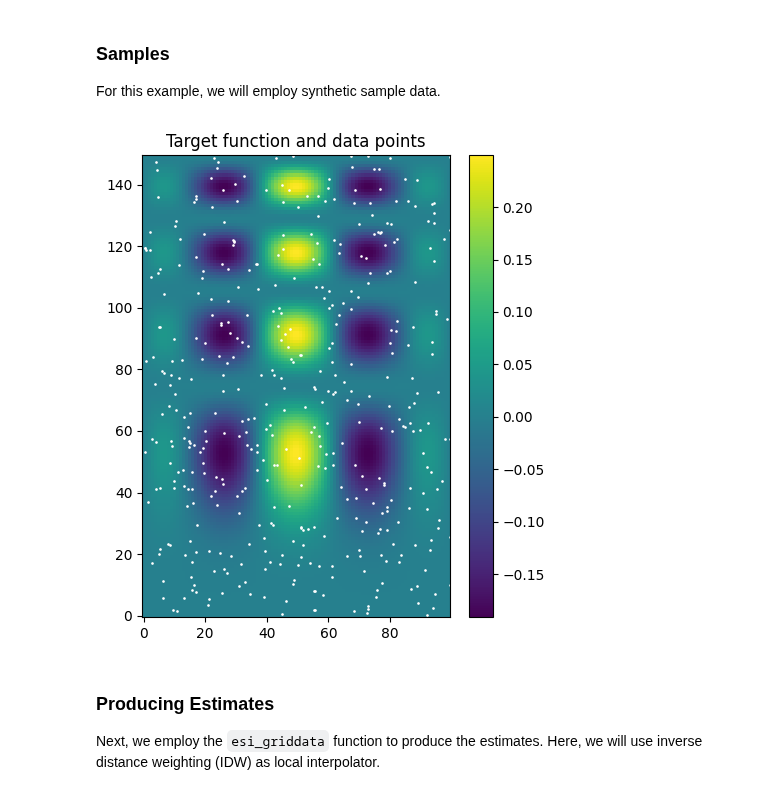
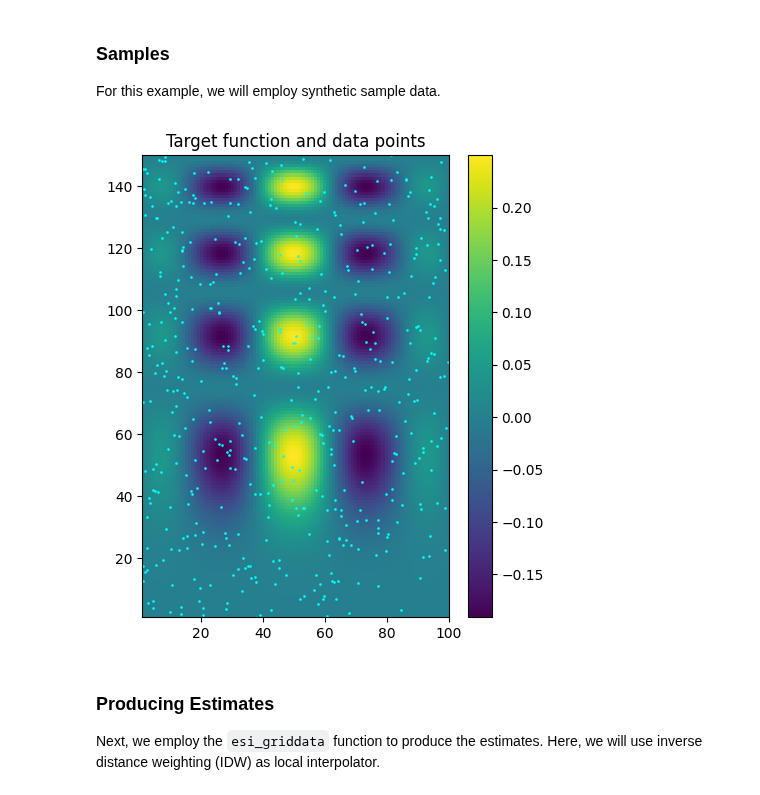
Before and after one commit to alges/spatialize-examples, a Jupyter notebook: examples/esi_fundamentals/esi_griddata.ipynb, the cells around one changed output. Cells and saved outputs as stored; diff of their text form; code cells hidden in the pictures.

```diff
--- a/examples/esi_fundamentals/esi_griddata.ipynb
+++ b/examples/esi_fundamentals/esi_griddata.ipynb
@@ -22,9 +28,11 @@ The mgrid() function from the numpy library can be used to generate a grid of su
 # %%
-# 2-D grid generation: 100x150 grid over (0,1) values
-xi_2d = np.mgrid[0:1:100j, 0:1:150j]
+# 2-D grid generation: 100x150 grid
+x_max, y_max = 100,150
+xi_2d = np.mgrid[1:x_max:x_max*1j, 1:y_max:y_max*1j]
 
-# 3-D grid generation: 100x150x50 grid over (0,1) values
-xi_3d = np.mgrid[0:1:100j, 0:1:150j, 0:1:50j]
+# 3-D grid generation: 100x150x30 grid
+z_max = 20
+xi_3d = np.mgrid[1:x_max:x_max*1j, 1:y_max:y_max*1j, 1:z_max:z_max*1j]
 # %% [markdown]
 We can corroborate the shape of these grids is $(D \times N_1 \times \cdots \times N_D)$:
 # %%
@@ -49,23 +57,25 @@ For this example, we will employ synthetic sample data.
 # %%
 # === 2-D Scenario ===
 
 def func(x, y):  # a kind of "cubic" function
+    x = x/x_max
+    y = y/y_max
     return x * (1 - x) * np.cos(4 * np.pi * x) * np.sin(4 * np.pi * y ** 2) ** 2
 
 # random points to sample original function and generate 'points' and 'values' inputs
-rng = np.random.default_rng()
-points_2d = rng.random((600, 2))
+np.random.seed(42)
+points_2d = np.random.random((500, 2)) * [x_max, y_max]
 values_2d = func(points_2d[:, 0], points_2d[:, 1])
 
 # plot with original function and generated points
 fig = plt.figure(figsize=(5, 6))
-plt.scatter(points_2d[:, 0]*100, points_2d[:, 1]*200, s=0.8, color='white')
-plot = plt.imshow(func(xi_2d[0], xi_2d[1]).T, origin='lower', cmap='viridis')
+plt.scatter(points_2d[:, 0], points_2d[:, 1], s=0.8, color='cyan')
+plot = plt.imshow(func(xi_2d[0], xi_2d[1]).T, origin='lower', cmap='viridis', extent=[1, x_max, 1, y_max])
 plt.colorbar(plot)
 plt.title('Target function and data points')
 plt.show()
 # %% [output]
-[figure, old version]
+[figure, new version]
 # %%
 # === 3-D Scenario ===
 
```
Also changed, not shown: parts of 9 cells of this notebook, 1 other file.
